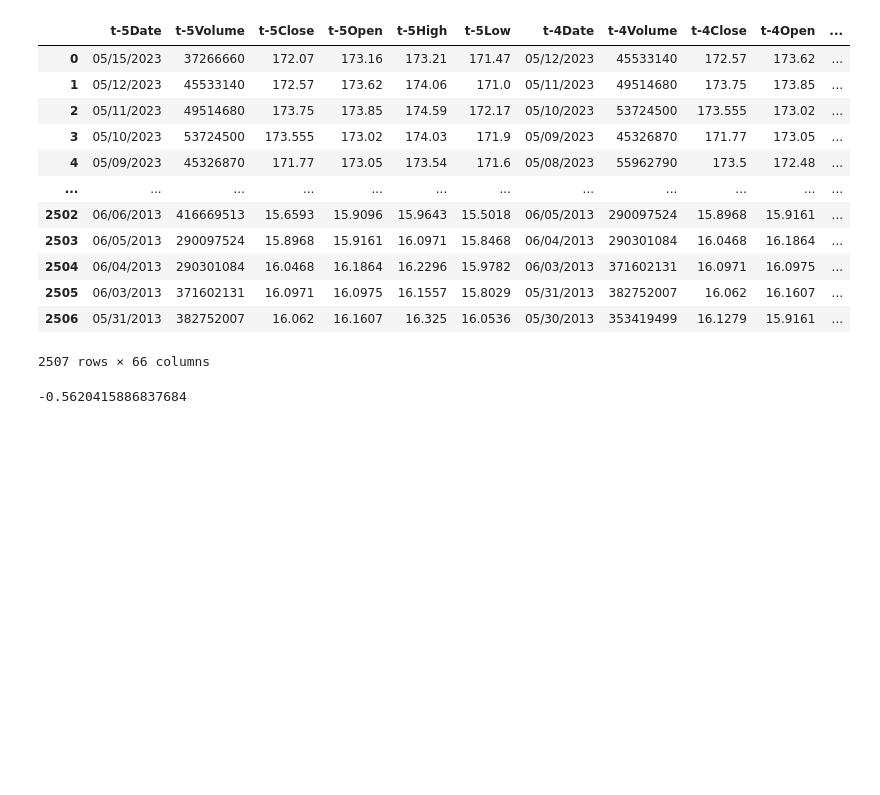
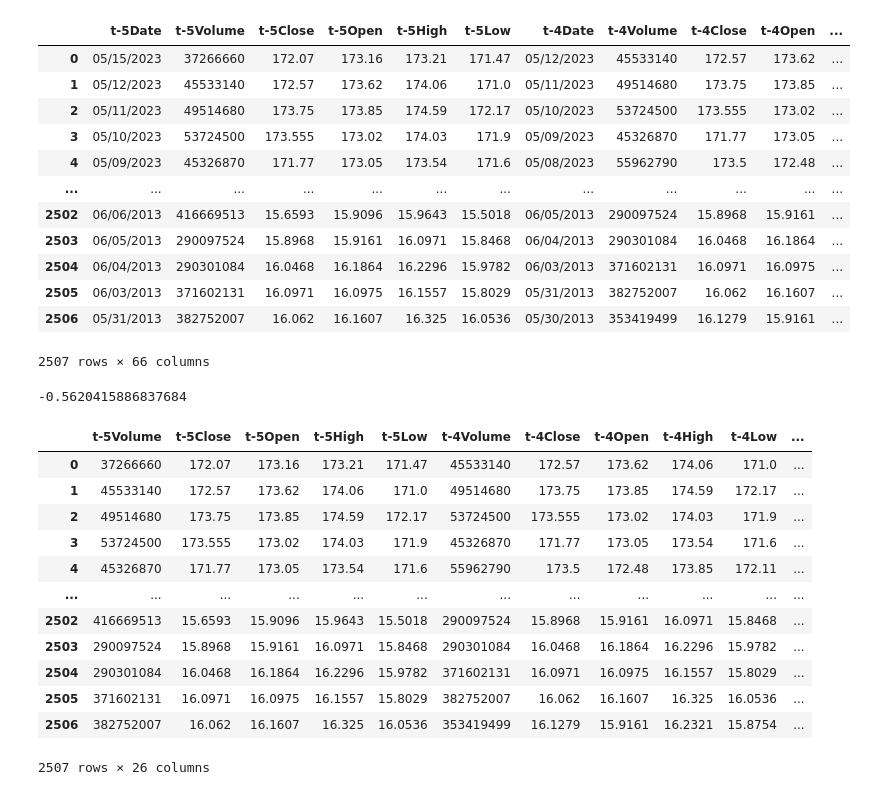
Before and after one commit to PhillipFeldman/StocksAI, a Jupyter notebook: Data_exploration.ipynb, the cells around one changed output. Drawn from its saved outputs; the diff is of its cells as text; code cells hidden in the pictures; blank space fills up the shorter version.

```diff
--- a/Data_exploration.ipynb
+++ b/Data_exploration.ipynb
@@ -301,3 +301,27 @@ for i in range(len(df['t-4Date'])):
 np.average(target_percent_inc)
 # %% [output]
 -0.5620415886837684
+# %%
+df['5dayinc'] = target_percent_inc
+for i in range(0,-6,-1):
+    for x in ['Date','Volume','Close','Open','High','Low']:
+        df.drop('t-'+str(i)+x,axis=1,inplace=True)
+# %%
+for i in range(1,6):#change date dropping to month/year later
+    for x in ['Date']:
+        df.drop('t-'+str(i)+x,axis=1,inplace=True)
+df
+# %% [output]
+|  | t-5Volume | t-5Close | t-5Open | t-5High | t-5Low | t-4Volume | t-4Close | t-4Open | t-4High | t-4Low | ... |
+| 0 | 37266660 | 172.07 | 173.16 | 173.21 | 171.47 | 45533140 | 172.57 | 173.62 | 174.06 | 171.0 | ... |
+| 1 | 45533140 | 172.57 | 173.62 | 174.06 | 171.0 | 49514680 | 173.75 | 173.85 | 174.59 | 172.17 | ... |
+| 2 | 49514680 | 173.75 | 173.85 | 174.59 | 172.17 | 53724500 | 173.555 | 173.02 | 174.03 | 171.9 | ... |
+| 3 | 53724500 | 173.555 | 173.02 | 174.03 | 171.9 | 45326870 | 171.77 | 173.05 | 173.54 | 171.6 | ... |
+| 4 | 45326870 | 171.77 | 173.05 | 173.54 | 171.6 | 55962790 | 173.5 | 172.48 | 173.85 | 172.11 | ... |
+| ... | ... | ... | ... | ... | ... | ... | ... | ... | ... | ... | ... |
+| 2502 | 416669513 | 15.6593 | 15.9096 | 15.9643 | 15.5018 | 290097524 | 15.8968 | 15.9161 | 16.0971 | 15.8468 | ... |
+| 2503 | 290097524 | 15.8968 | 15.9161 | 16.0971 | 15.8468 | 290301084 | 16.0468 | 16.1864 | 16.2296 | 15.9782 | ... |
+| 2504 | 290301084 | 16.0468 | 16.1864 | 16.2296 | 15.9782 | 371602131 | 16.0971 | 16.0975 | 16.1557 | 15.8029 | ... |
+| 2505 | 371602131 | 16.0971 | 16.0975 | 16.1557 | 15.8029 | 382752007 | 16.062 | 16.1607 | 16.325 | 16.0536 | ... |
+| 2506 | 382752007 | 16.062 | 16.1607 | 16.325 | 16.0536 | 353419499 | 16.1279 | 15.9161 | 16.2321 | 15.8754 | ... |
+2507 rows × 26 columns
```
Also changed, not shown: parts of 11 cells of this notebook.
